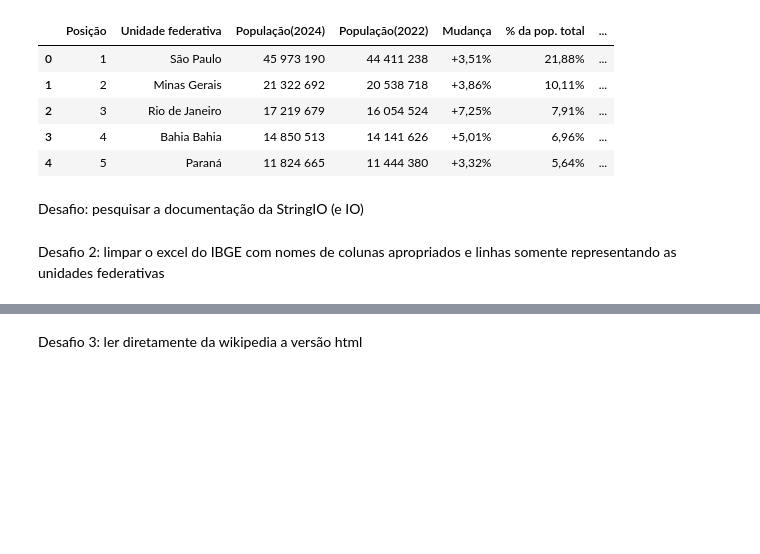
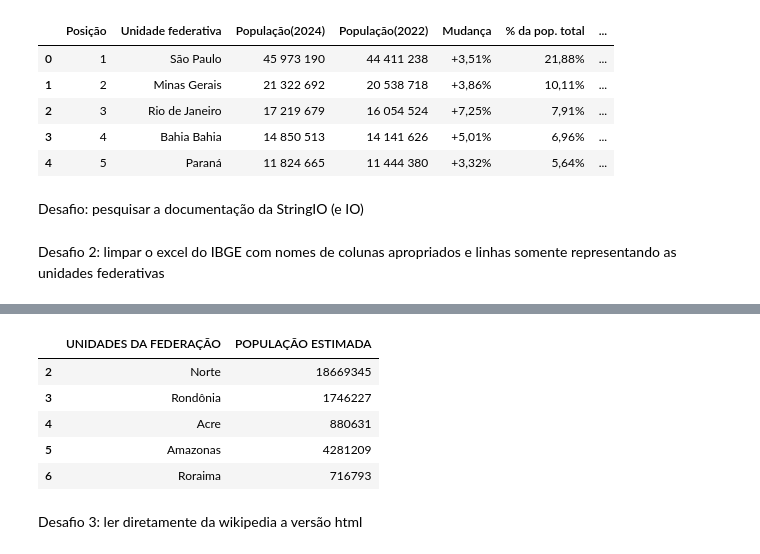
Before and after one commit to SandraRojasZ/Data-Analytics, a Jupyter notebook: pos-datascience-analise-e-exploracao-de-dados-aula1/Produção_Hospitalar-A2.1.ipynb, the cells around one changed output, grey strips where cells are left out. Drawn from its saved outputs; the diff is of its cells as text; code cells hidden in the pictures; blank space fills up the shorter version.

```diff
--- a/pos-datascience-analise-e-exploracao-de-dados-aula1/Produção_Hospitalar-A2.1.ipynb
+++ b/pos-datascience-analise-e-exploracao-de-dados-aula1/Produção_Hospitalar-A2.1.ipynb
@@ -775,2 +806,13 @@ Desafio 2: limpar o excel do IBGE com nomes de colunas apropriados e linhas some
+# %%
+# Renomeando a coluna 'coluna1' para 'nova_coluna'
+df_ibge_est = df_ibge.rename(columns={'BRASIL E UNIDADES DA FEDERAÇÃO': 'UNIDADES DA FEDERAÇÃO'})
+df_ibge_est.head()
+# %% [output]
+|  | UNIDADES DA FEDERAÇÃO | POPULAÇÃO ESTIMADA |
+| 2 | Norte | 18669345 |
+| 3 | Rondônia | 1746227 |
+| 4 | Acre | 880631 |
+| 5 | Amazonas | 4281209 |
+| 6 | Roraima | 716793 |
 # %% [markdown]
 Desafio 3: ler diretamente da wikipedia a versão html
```
Also changed, not shown: parts of 5 cells of this notebook.
